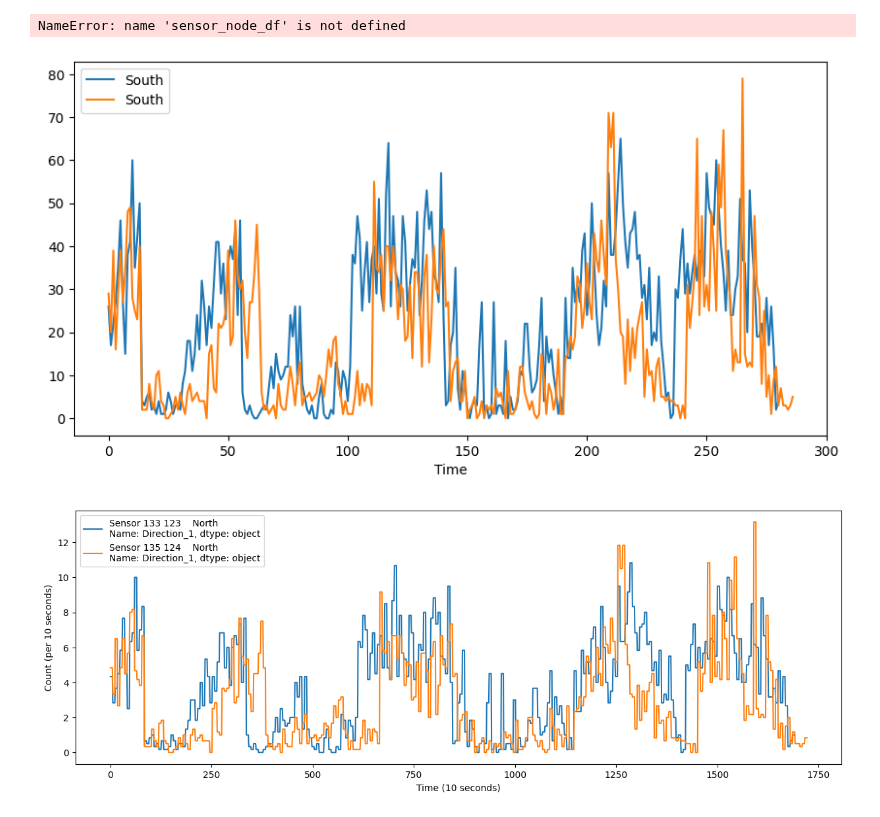
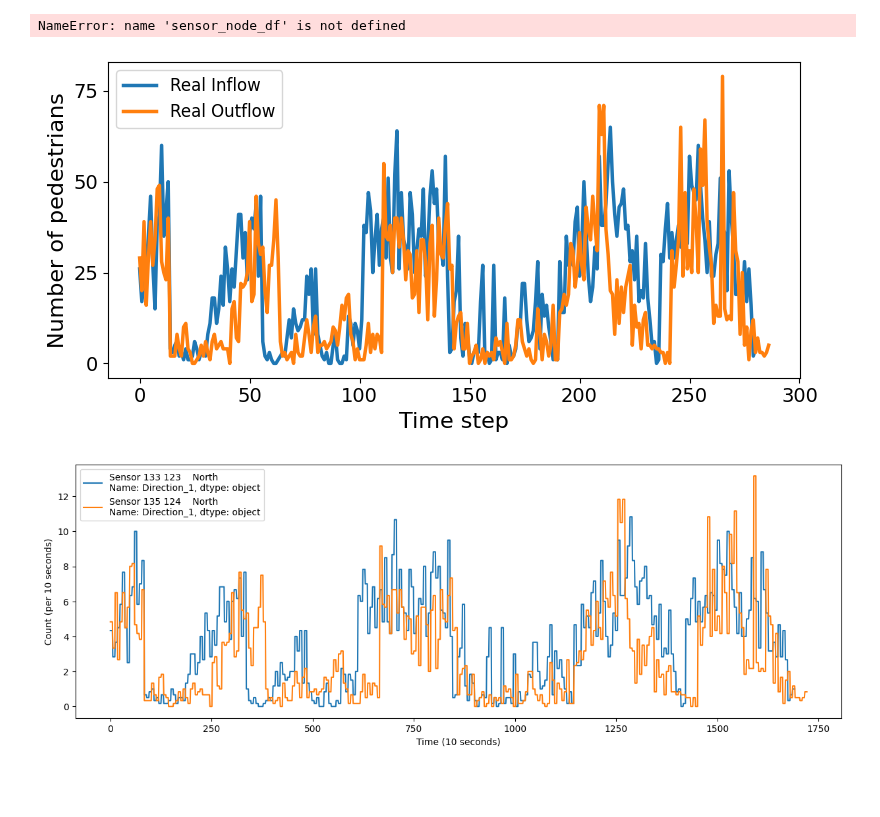
Before and after one commit to WaimenMak/PedNStream, a Jupyter notebook: melbourne_analysis.ipynb, the cells around one changed output. Saved outputs shown, nothing was run; the diff lists cells and outputs as text; code cells hidden in the pictures; blank space fills up the shorter version.

Commit message:
change visualization

```diff
--- a/melbourne_analysis.ipynb
+++ b/melbourne_analysis.ipynb
@@ -349,23 +349,36 @@ NameError: name 'sensor_node_df' is not defined
 # %%
 # plot the time-series count of one sensor's one direction
 import matplotlib.pyplot as plt
 import numpy as np
 s_id1 = 133
 s_id2 = 135
 # Plot the time-series count of one sensor's one direction
-plt.figure(figsize=(10, 5))
+# plt.figure(figsize=(10, 5))
 y = data[data["Location_ID"] == s_id1]["Direction_1"]
 y2 = data[data["Location_ID"] == s_id2]["Direction_1"]
 x = np.arange(len(y))
 x2 = np.arange(len(y2))
-plt.plot(x, y, label=sensor_location[sensor_location["Location_ID"] == s_id1]["Direction_2"])
-plt.plot(x2, y2, label=sensor_location[sensor_location["Location_ID"] == s_id2]["Direction_2"])
-plt.xlabel("Time")
-# plt.ylabel(f"sensor ID: {s_id}")
-plt.legend()
-plt.show()
+# plt.plot(x, y, label=sensor_location[sensor_location["Location_ID"] == s_id1]["Direction_2"])
+# plt.plot(x2, y2, label=sensor_location[sensor_location["Location_ID"] == s_id2]["Direction_2"])
+# plt.xlabel("Time")
+# # plt.ylabel(f"sensor ID: {s_id}")
+# plt.legend()
+# plt.show()
+plt.figure(figsize=(8, 4))
+plt.plot(x, y, label=f'Real Inflow', linewidth=2.5)
+plt.plot(x2, y2, label=f'Real Outflow', linewidth=2.5)
+plt.xlabel('Time step', fontsize=16)
+plt.ylabel('Number of pedestrians', fontsize=16)
+plt.xticks(fontsize=14)
+plt.yticks(fontsize=14)
+plt.locator_params(axis='y', nbins=4)
+plt.legend(fontsize=12)
+plt.tight_layout()
+# plt.show()
+# save the figure
+plt.savefig('fig/melbourne_real.pdf', format='pdf')
 # %% [output]
-[figure, old version]
+[figure, new version]
 # %%
 # Convert minute counts to 10-second intervals (divide counts evenly)
 def expand_to_10sec(minute_counts):
```
Also changed, not shown: parts of 2 cells of this notebook, 7 other files.
